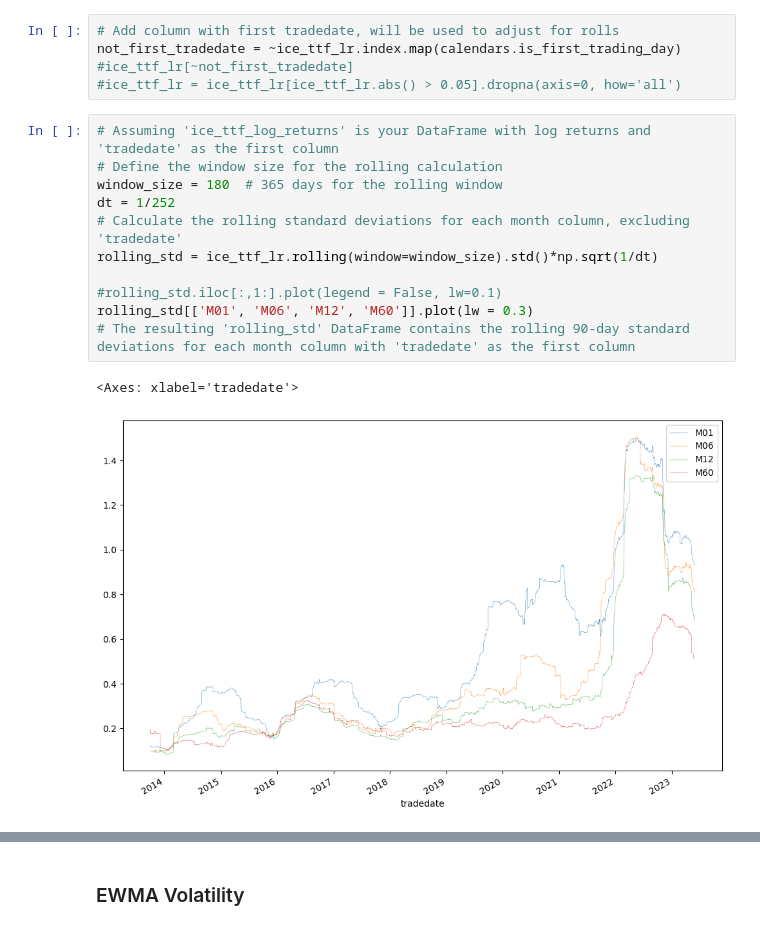
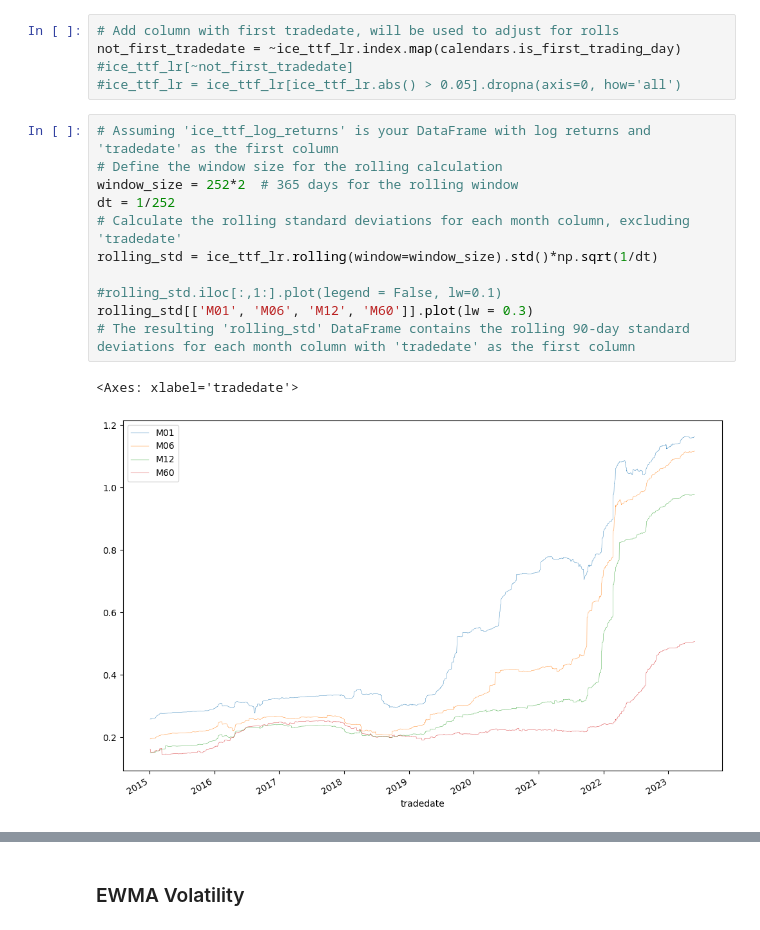
Before and after one commit to bmyksvoll/curves, a Jupyter notebook: eda-ice-ttf-futures.ipynb, the cells around one changed output, grey strips where cells are left out. Cells and saved outputs as stored; diff of their text form.

```diff
--- a/eda-ice-ttf-futures.ipynb
+++ b/eda-ice-ttf-futures.ipynb
@@ -90,17 +90,17 @@ not_first_tradedate = ~ice_ttf_lr.index.map(calendars.is_first_trading_day)
 # %%
 # Assuming 'ice_ttf_log_returns' is your DataFrame with log returns and 'tradedate' as the first column
 # Define the window size for the rolling calculation
-window_size = 180  # 365 days for the rolling window
+window_size = 252*2  # 365 days for the rolling window
 dt = 1/252
 # Calculate the rolling standard deviations for each month column, excluding 'tradedate'
 rolling_std = ice_ttf_lr.rolling(window=window_size).std()*np.sqrt(1/dt)
 
 #rolling_std.iloc[:,1:].plot(legend = False, lw=0.1)
 rolling_std[['M01', 'M06', 'M12', 'M60']].plot(lw = 0.3)
 # The resulting 'rolling_std' DataFrame contains the rolling 90-day standard deviations for each month column with 'tradedate' as the first column
 # %% [output]
 <Axes: xlabel='tradedate'>
-[figure, old version]
+[figure, new version]
 # %%
 #rolling_std.T.plot(lw = 0.3, legend = False)
 # Define the plotting function
```
Also changed, not shown: parts of 1 cell of this notebook, 1 other file.
